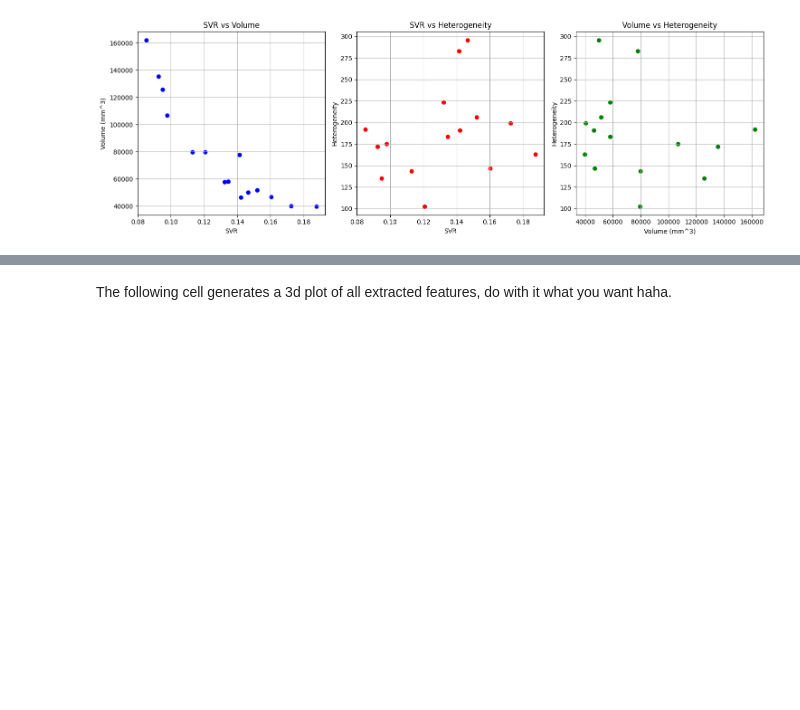
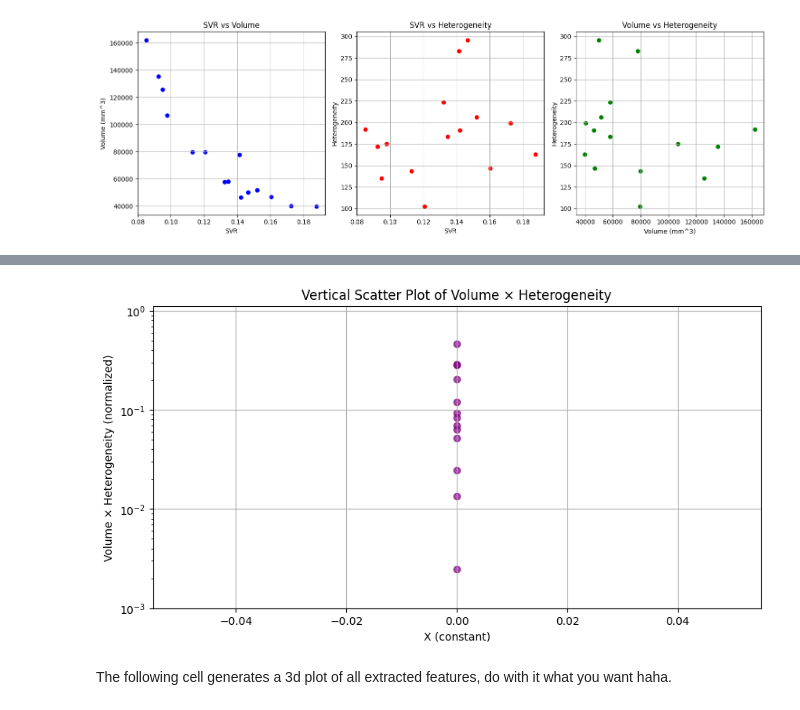
Before and after one commit to Marijndl/8DM20_Capita_Selecta, a Jupyter notebook: extractfeatures_implementation.ipynb, the cells around one changed output, grey strips where cells are left out. Cells and saved outputs as stored; diff of their text form; code cells hidden in the pictures; blank space fills up the shorter version.

```diff
--- a/extractfeatures_implementation.ipynb
+++ b/extractfeatures_implementation.ipynb
@@ -62,3 +86,7 @@ obj.generate_2d_plots()
+# %%
+obj.generate_vertical_plot()
+# %% [output]
+[figure, added]
 # %% [markdown]
 The following cell generates a 3d plot of all extracted features, do with it what you want haha.
 # %%
```
Also changed, not shown: parts of 5 cells of this notebook, 2 other files.
